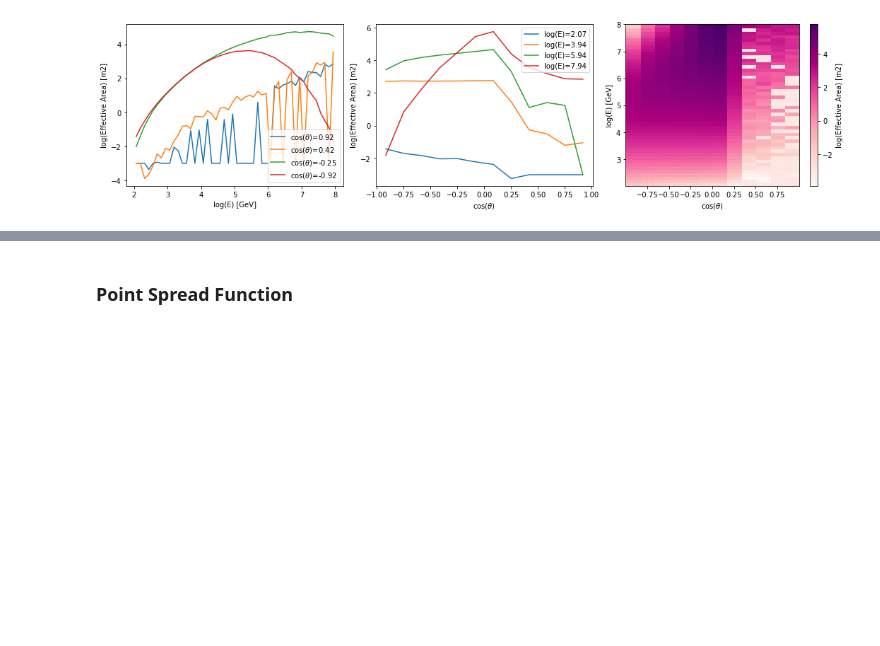
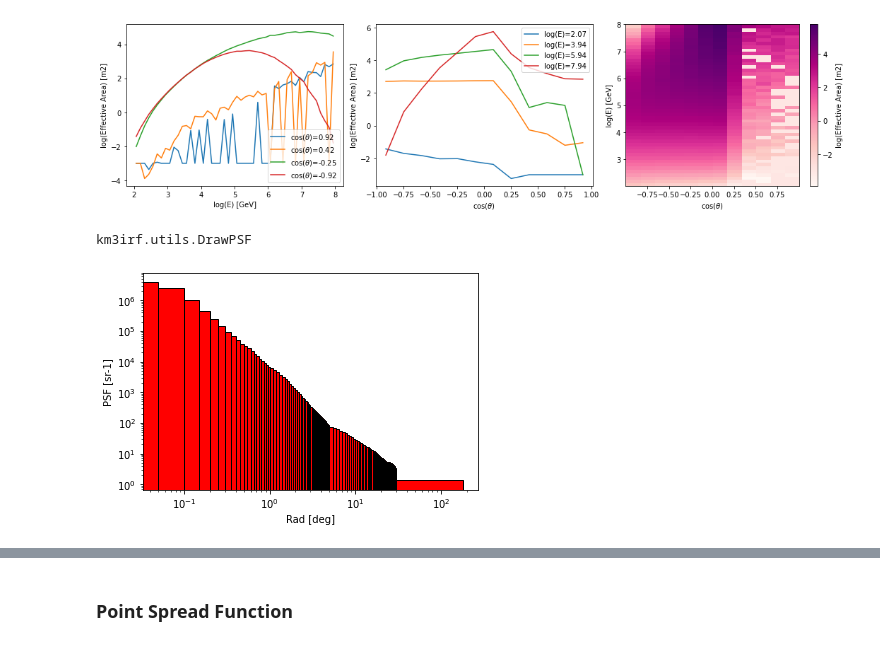
Before and after one commit to KM3NeT/km3irf, a Jupyter notebook: use_cases/Use_case_1.ipynb, the cells around one changed output, grey strips where cells are left out. Drawn from its saved outputs; the diff is of its cells as text; code cells hidden in the pictures; blank space fills up the shorter version.

Commit message:
added plot psf vs rad to DrawPSF

```diff
--- a/use_cases/Use_case_1.ipynb
+++ b/use_cases/Use_case_1.ipynb
@@ -96,3 +96,17 @@ aeff = utils.DrawAeff(aeff_path="./aeff_new.fits")
 aeff.peek()
 # %% [output]
 [figure]
+# %%
+# test PSF plot
+psf = utils.DrawPSF(psf_path="./psf_new.fits")
+type(psf)
+# %% [output]
+km3irf.utils.DrawPSF
+# %%
+import matplotlib.pyplot as plt
+import numpy as np
+
+psf.plot_psf_vs_rad(color="red")
+plt.show()
+# %% [output]
+[figure, added]
```
Also changed, not shown: parts of 8 cells of this notebook, 3 other files.
